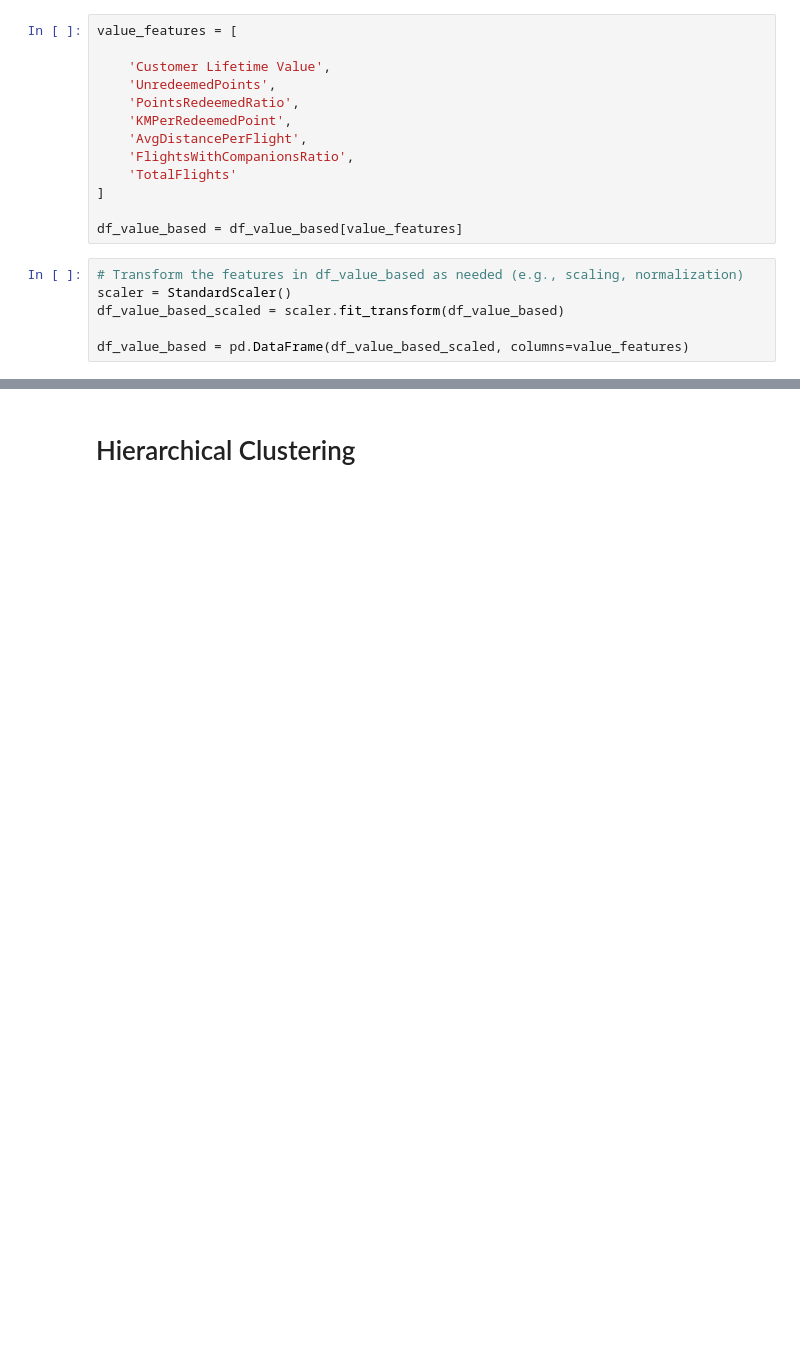
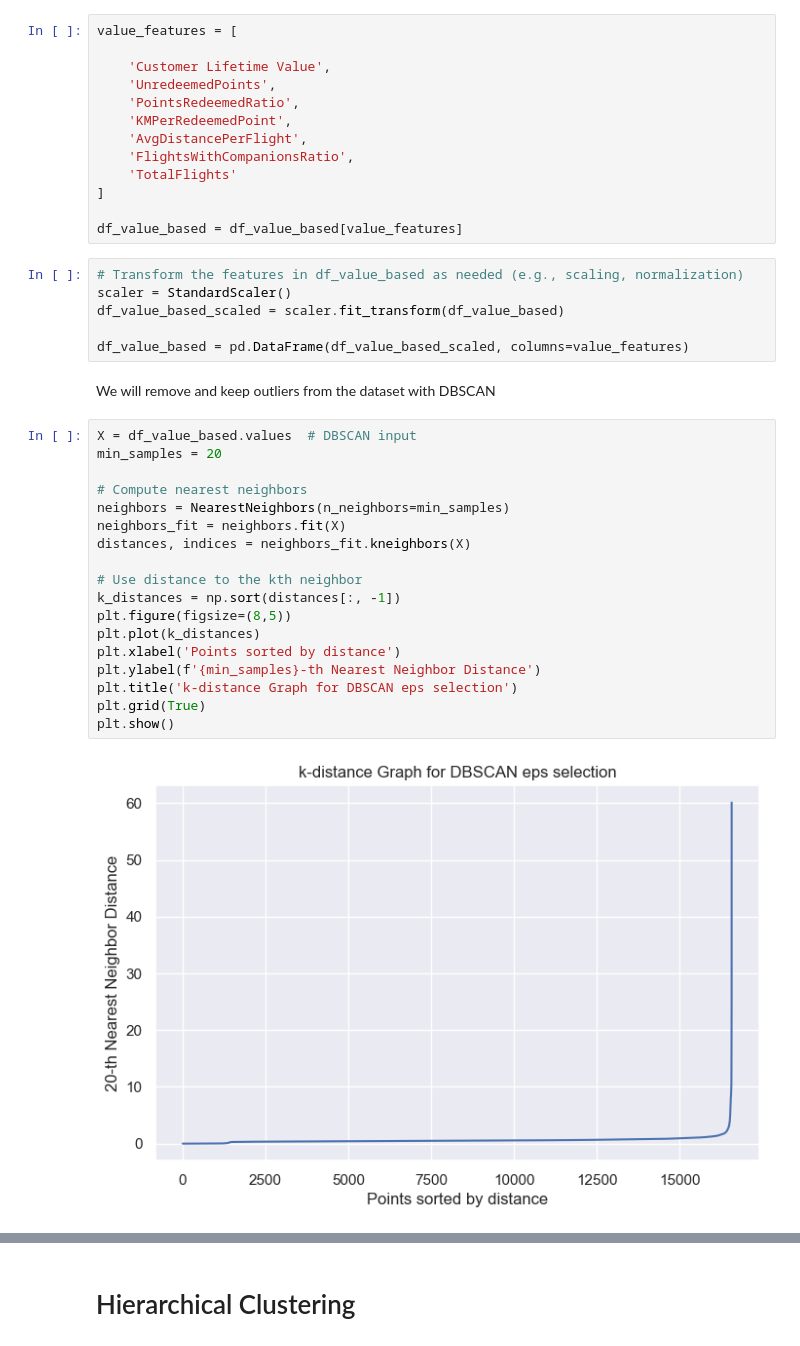
Before and after one commit to calcoafrancisca/Group-39---DM---Part2, a Jupyter notebook: Value-Based-Perspective.ipynb, the cells around one changed output, grey strips where cells are left out. Drawn from its saved outputs; the diff is of its cells as text; blank space fills up the shorter version.

```diff
--- a/Value-Based-Perspective.ipynb
+++ b/Value-Based-Perspective.ipynb
@@ -116,3 +116,25 @@ scaler = StandardScaler()
 df_value_based_scaled = scaler.fit_transform(df_value_based)
 
 df_value_based = pd.DataFrame(df_value_based_scaled, columns=value_features)
+# %% [markdown]
+We will remove and keep outliers from the dataset with DBSCAN
+# %%
+X = df_value_based.values  # DBSCAN input
+min_samples = 20
+
+# Compute nearest neighbors
+neighbors = NearestNeighbors(n_neighbors=min_samples)
+neighbors_fit = neighbors.fit(X)
+distances, indices = neighbors_fit.kneighbors(X)
+
+# Use distance to the kth neighbor
+k_distances = np.sort(distances[:, -1])
+plt.figure(figsize=(8,5))
+plt.plot(k_distances)
+plt.xlabel('Points sorted by distance')
+plt.ylabel(f'{min_samples}-th Nearest Neighbor Distance')
+plt.title('k-distance Graph for DBSCAN eps selection')
+plt.grid(True)
+plt.show()
+# %% [output]
+[figure, added]
```
Also changed, not shown: parts of 18 cells of this notebook.
